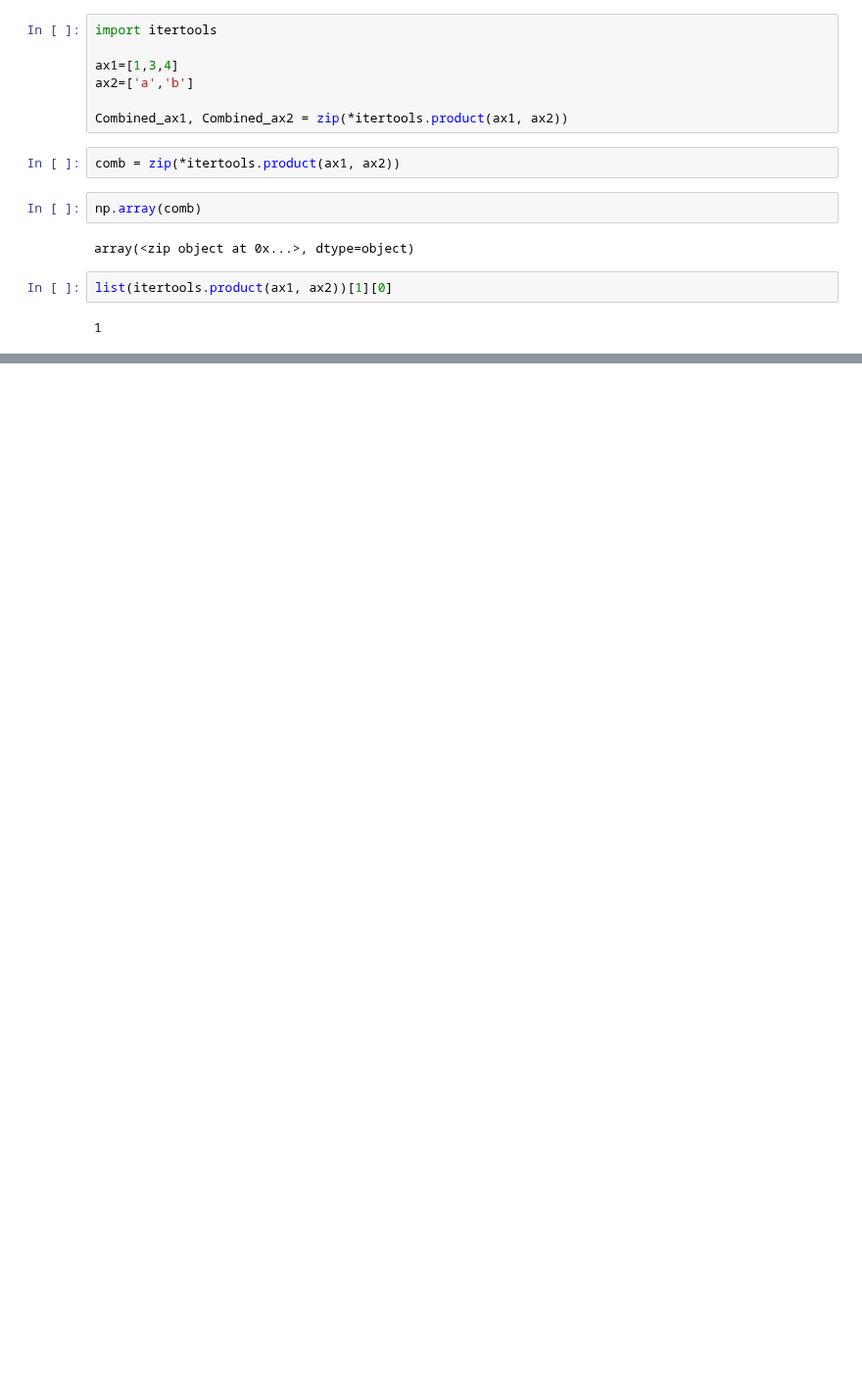
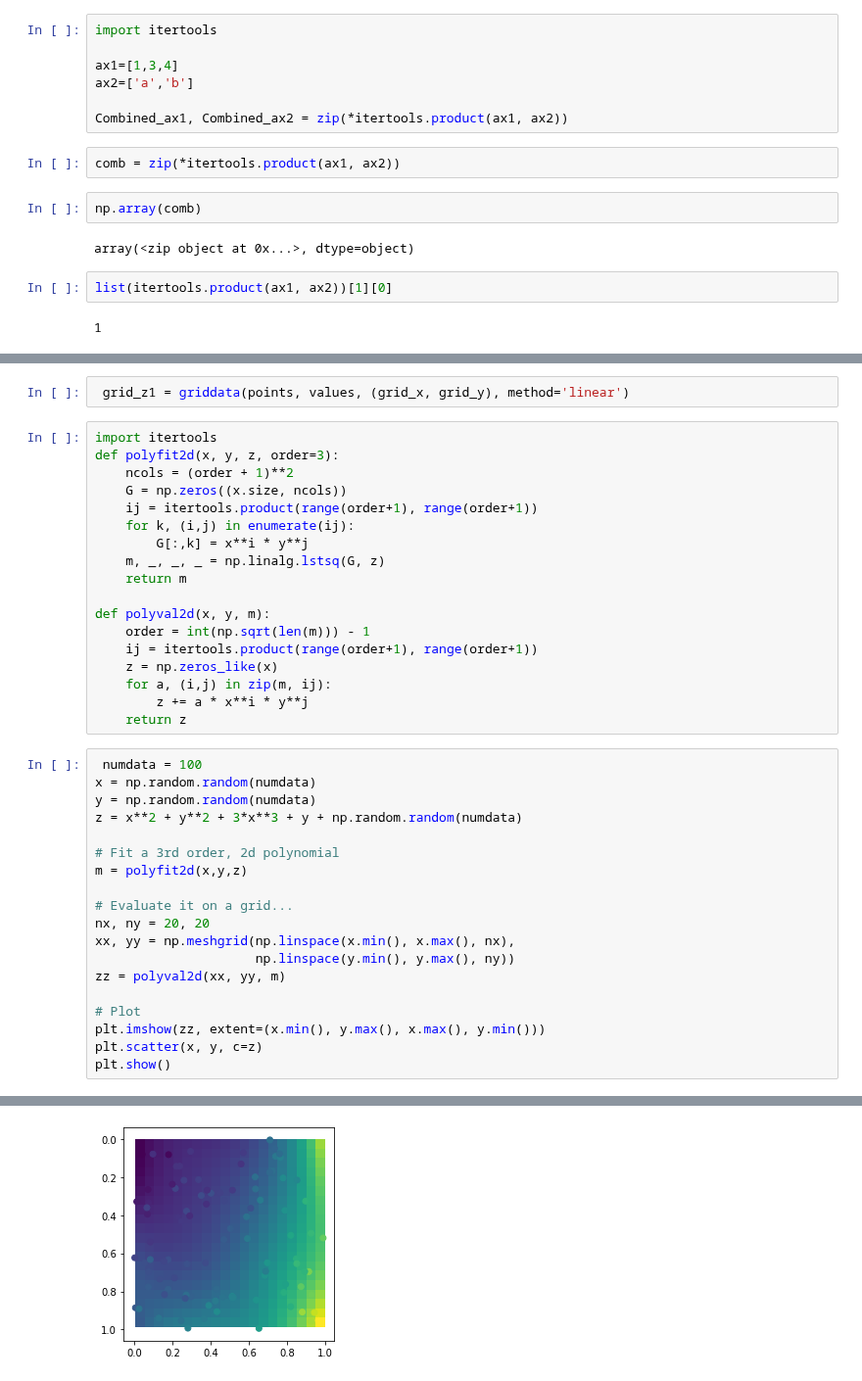
Before and after one commit to majkee15/credit_collections_rl, a Jupyter notebook: Untitled.ipynb, the cells around one changed output, grey strips where cells are left out. Shown at 98% size. Drawn from its saved outputs; the diff is of its cells as text; blank space fills up the shorter version.

```diff
--- a/Untitled.ipynb
+++ b/Untitled.ipynb
@@ -314,0 +355,40 @@ list(itertools.product(ax1, ax2))[1][0]
+# %%
+ grid_z1 = griddata(points, values, (grid_x, grid_y), method='linear')
+# %%
+import itertools
+def polyfit2d(x, y, z, order=3):
+    ncols = (order + 1)**2
+    G = np.zeros((x.size, ncols))
+    ij = itertools.product(range(order+1), range(order+1))
+    for k, (i,j) in enumerate(ij):
+        G[:,k] = x**i * y**j
+    m, _, _, _ = np.linalg.lstsq(G, z)
+    return m
+
+def polyval2d(x, y, m):
+    order = int(np.sqrt(len(m))) - 1
+    ij = itertools.product(range(order+1), range(order+1))
+    z = np.zeros_like(x)
+    for a, (i,j) in zip(m, ij):
+        z += a * x**i * y**j
+    return z
+# %%
+ numdata = 100
+x = np.random.random(numdata)
+y = np.random.random(numdata)
+z = x**2 + y**2 + 3*x**3 + y + np.random.random(numdata)
+
+# Fit a 3rd order, 2d polynomial
+m = polyfit2d(x,y,z)
+
+# Evaluate it on a grid...
+nx, ny = 20, 20
+xx, yy = np.meshgrid(np.linspace(x.min(), x.max(), nx),
+                     np.linspace(y.min(), y.max(), ny))
+zz = polyval2d(xx, yy, m)
+
+# Plot
+plt.imshow(zz, extent=(x.min(), y.max(), x.max(), y.min()))
+plt.scatter(x, y, c=z)
+plt.show()
+# %% [output]
@@ -314,0 +396 @@ list(itertools.product(ax1, ax2))[1][0]
+[figure, added]
```
Also changed, not shown: parts of 14 cells of this notebook, 3 other files.
